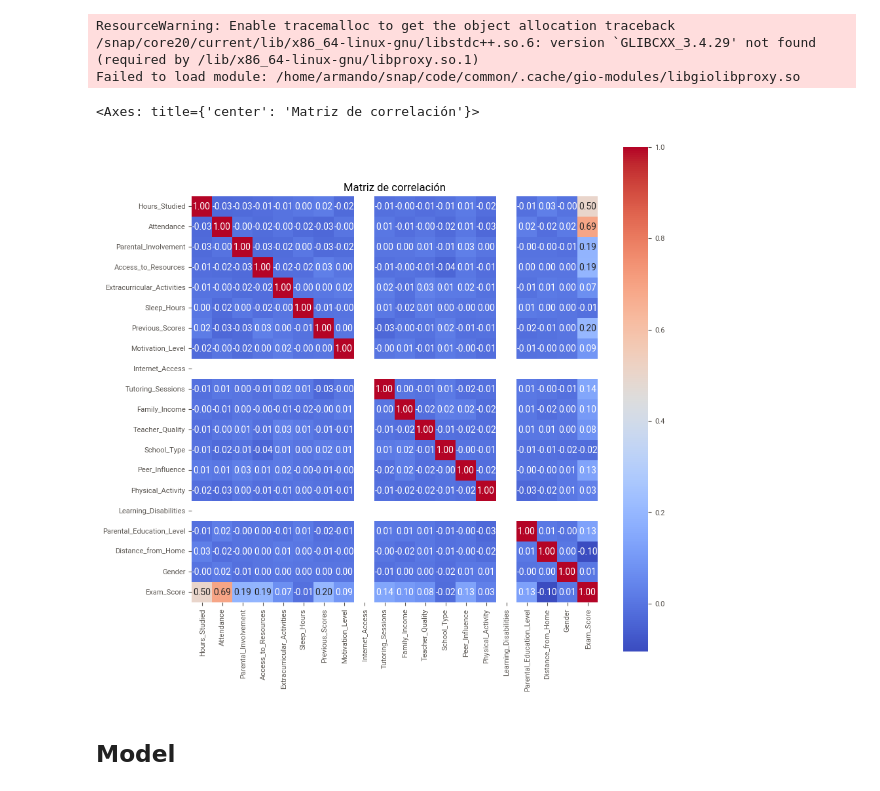
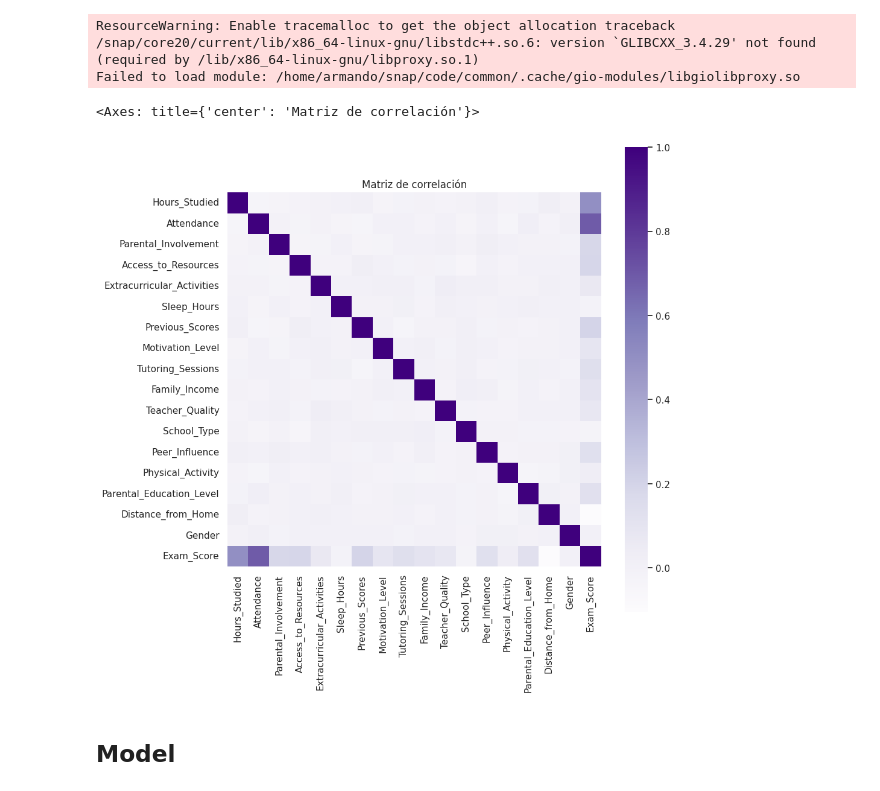
Before and after one commit to JRI11930/StudentPerformance, a Jupyter notebook: StudentPerformance.ipynb, the cells around one changed output. Saved outputs shown, nothing was run; the diff lists cells and outputs as text; code cells hidden in the pictures.

```diff
--- a/StudentPerformance.ipynb
+++ b/StudentPerformance.ipynb
@@ -308,13 +308,15 @@ ResourceWarning: Enable tracemalloc to get the object allocation traceback
 /snap/core20/current/lib/x86_64-linux-gnu/libstdc++.so.6: version `GLIBCXX_3.4.29' not found (required by /lib/x86_64-linux-gnu/libproxy.so.1)
 Failed to load module: /home/armando/snap/code/common/.cache/gio-modules/libgiolibproxy.so
 # %%
-cm = df.corr()
+cm = df.drop(columns=['Internet_Access', 'Learning_Disabilities']).corr()
+
+sns.set_style('white')
 plt.figure(figsize=(10,10))
 plt.title('Matriz de correlación')
-sns.heatmap(cm, cmap='coolwarm', square=True, annot=True, fmt='.2f')
+sns.heatmap(cm, cmap='Purples', square=True)
 # %% [output]
 <Axes: title={'center': 'Matriz de correlación'}>
-[figure, old version]
+[figure, new version]
 # %% [markdown]
 ## Model
 # %%
```
Also changed, not shown: parts of 3 cells of this notebook, 2 other files.
